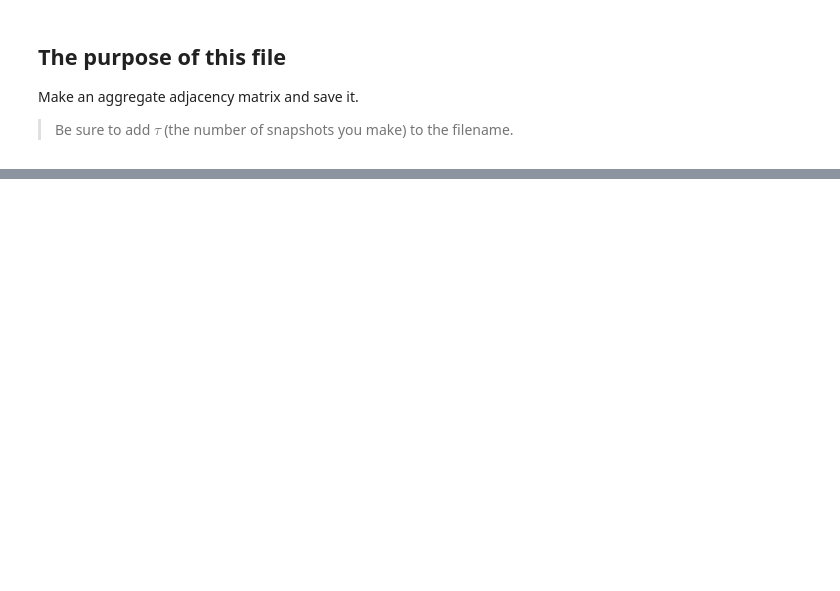
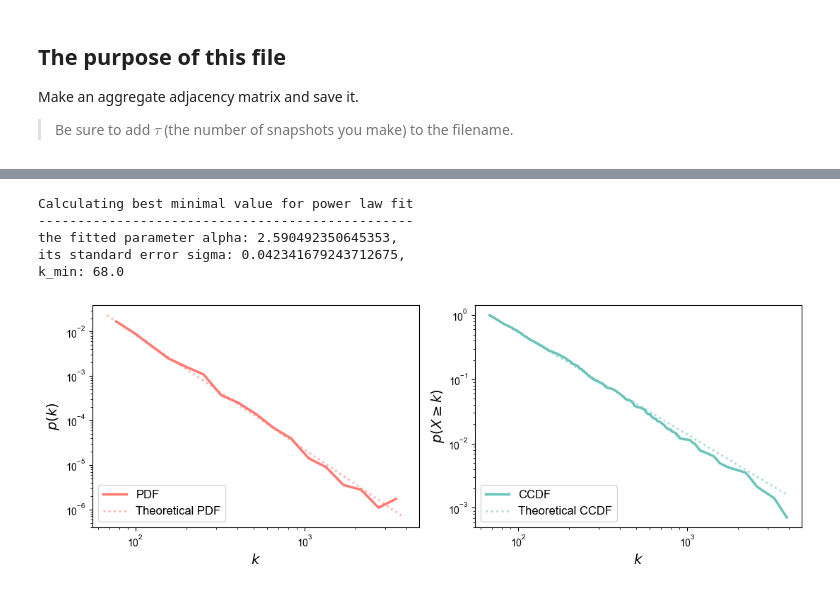
Before and after one commit to Nagayu71/Instagram-Trend-Analysis, a Jupyter notebook: notebooks/campaign/2_original_aam.ipynb, the cells around one changed output, grey strips where cells are left out. Cells and saved outputs as stored; diff of their text form; code cells hidden in the pictures; blank space fills up the shorter version.

```diff
--- a/notebooks/campaign/2_original_aam.ipynb
+++ b/notebooks/campaign/2_original_aam.ipynb
@@ -51,0 +171,10 @@ tb.plot_pdf_ccdf(G, Pcolor="#FF7A72", Ccolor="#6AC4BA")
+# %%
+tb.plot_pdf_ccdf(G, sep=True, Pcolor="#FF7A72", Ccolor="#6AC4BA", fname=fname2)
+#tb.plot_pdf_ccdf(G, sep=True, Pcolor="#FF7A72", Ccolor="#6AC4BA")
+# %% [output]
+Calculating best minimal value for power law fit
+------------------------------------------------
+the fitted parameter alpha: 2.590492350645353,
+its standard error sigma: 0.042341679243712675,
+k_min: 68.0
+[figure, added]
```
Also changed, not shown: parts of 21 cells of this notebook, 39 other files.
